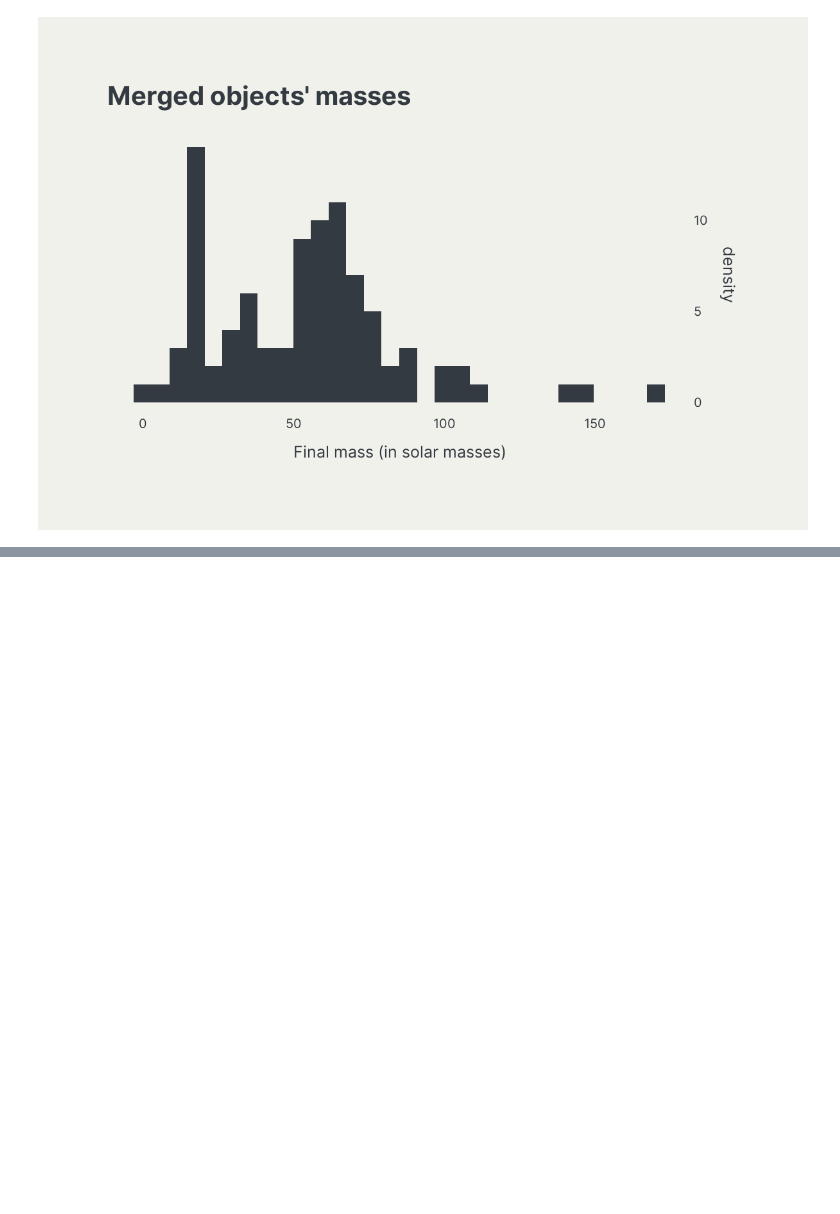
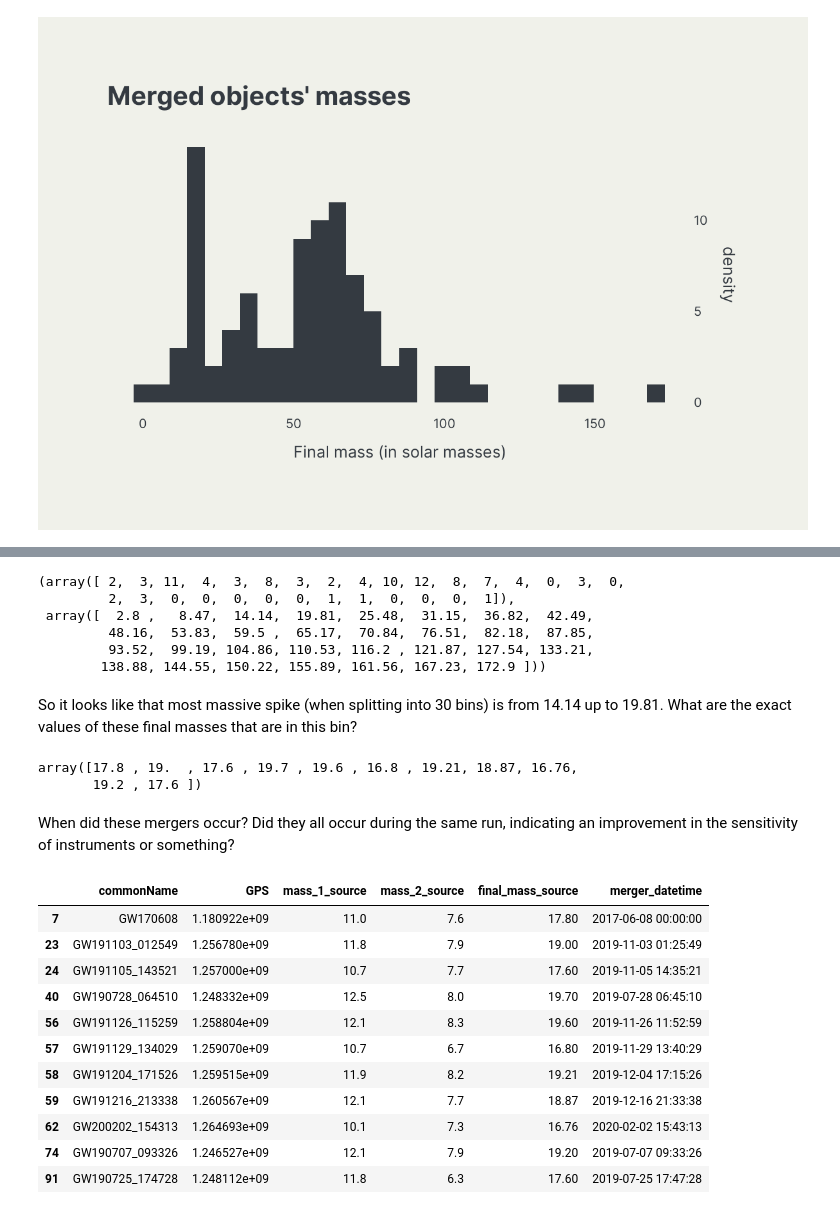
Before and after one commit to sullivannicole/grav-waves, a Jupyter notebook: 01_exploration.ipynb, the cells around one changed output, grey strips where cells are left out. Drawn from its saved outputs; the diff is of its cells as text; code cells hidden in the pictures; blank space fills up the shorter version.

```diff
--- a/01_exploration.ipynb
+++ b/01_exploration.ipynb
@@ -229,0 +237,18 @@ WARNING:rpy2.rinterface_lib.callbacks:R[write to console]: `stat_bin()` using `b
+# %%
+np.histogram(final_mass_num, bins = 30) # just use the same bins as ggplot's default
+# %% [output]
+(array([ 2,  3, 11,  4,  3,  8,  3,  2,  4, 10, 12,  8,  7,  4,  0,  3,  0,
+         2,  3,  0,  0,  0,  0,  0,  1,  1,  0,  0,  0,  1]),
+ array([  2.8 ,   8.47,  14.14,  19.81,  25.48,  31.15,  36.82,  42.49,
+         48.16,  53.83,  59.5 ,  65.17,  70.84,  76.51,  82.18,  87.85,
+         93.52,  99.19, 104.86, 110.53, 116.2 , 121.87, 127.54, 133.21,
+        138.88, 144.55, 150.22, 155.89, 161.56, 167.23, 172.9 ]))
+# %% [markdown]
+So it looks like that most massive spike (when splitting into 30 bins) is from 14.14 up to 19.81. What are the exact values of these final masses that are in this bin?
+# %%
+final_mass_num[np.where((final_mass_num < 19.81) & (final_mass_num >= 14.14))]
+# %% [output]
+array([17.8 , 19.  , 17.6 , 19.7 , 19.6 , 16.8 , 19.21, 18.87, 16.76,
+       19.2 , 17.6 ])
+# %% [markdown]
+When did these mergers occur? Did they all occur during the same run, indicating an improvement in the sensitivity of instruments or something?
@@ -229,0 +257,15 @@ WARNING:rpy2.rinterface_lib.callbacks:R[write to console]: `stat_bin()` using `b
+# %%
+gw[gw['final_mass_source'].isin(common_finals)]
+# %% [output]
+|  | commonName | GPS | mass_1_source | mass_2_source | final_mass_source | merger_datetime |
+| 7 | GW170608 | 1.180922e+09 | 11.0 | 7.6 | 17.80 | 2017-06-08 00:00:00 |
+| 23 | GW191103_012549 | 1.256780e+09 | 11.8 | 7.9 | 19.00 | 2019-11-03 01:25:49 |
+| 24 | GW191105_143521 | 1.257000e+09 | 10.7 | 7.7 | 17.60 | 2019-11-05 14:35:21 |
+| 40 | GW190728_064510 | 1.248332e+09 | 12.5 | 8.0 | 19.70 | 2019-07-28 06:45:10 |
+| 56 | GW191126_115259 | 1.258804e+09 | 12.1 | 8.3 | 19.60 | 2019-11-26 11:52:59 |
+| 57 | GW191129_134029 | 1.259070e+09 | 10.7 | 6.7 | 16.80 | 2019-11-29 13:40:29 |
+| 58 | GW191204_171526 | 1.259515e+09 | 11.9 | 8.2 | 19.21 | 2019-12-04 17:15:26 |
+| 59 | GW191216_213338 | 1.260567e+09 | 12.1 | 7.7 | 18.87 | 2019-12-16 21:33:38 |
+| 62 | GW200202_154313 | 1.264693e+09 | 10.1 | 7.3 | 16.76 | 2020-02-02 15:43:13 |
+| 74 | GW190707_093326 | 1.246527e+09 | 12.1 | 7.9 | 19.20 | 2019-07-07 09:33:26 |
+| 91 | GW190725_174728 | 1.248112e+09 | 11.8 | 6.3 | 17.60 | 2019-07-25 17:47:28 |
```
Also changed, not shown: parts of 22 cells of this notebook.
